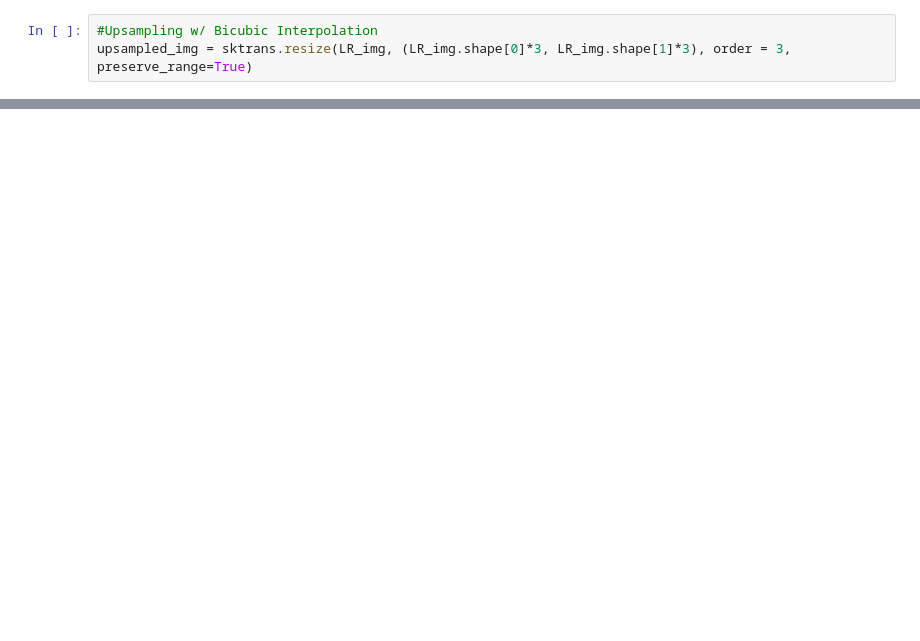
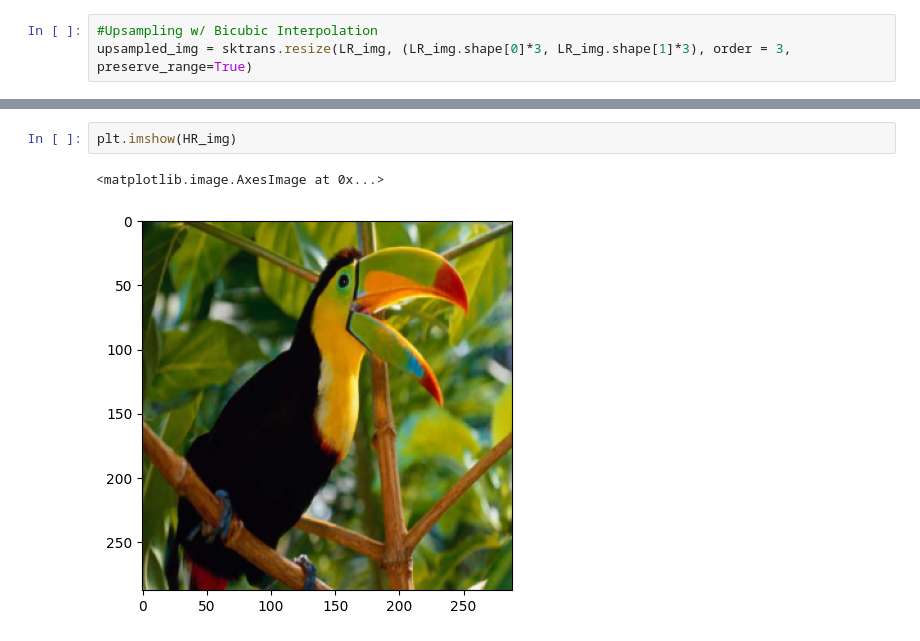
Before and after one commit to andrewtuna05/SR-GP, a Jupyter notebook: SR-GP_Color.ipynb, the cells around one changed output, grey strips where cells are left out. Drawn from its saved outputs; the diff is of its cells as text; blank space fills up the shorter version.

```diff
--- a/SR-GP_Color.ipynb
+++ b/SR-GP_Color.ipynb
@@ -165 +229,6 @@ for i in range(patch_rows):
+# %%
+plt.imshow(HR_img)
+# %% [output]
+<matplotlib.image.AxesImage at 0x...>
+[figure, added]
 # %%
```
Also changed, not shown: parts of 12 cells of this notebook, 1 other file.
